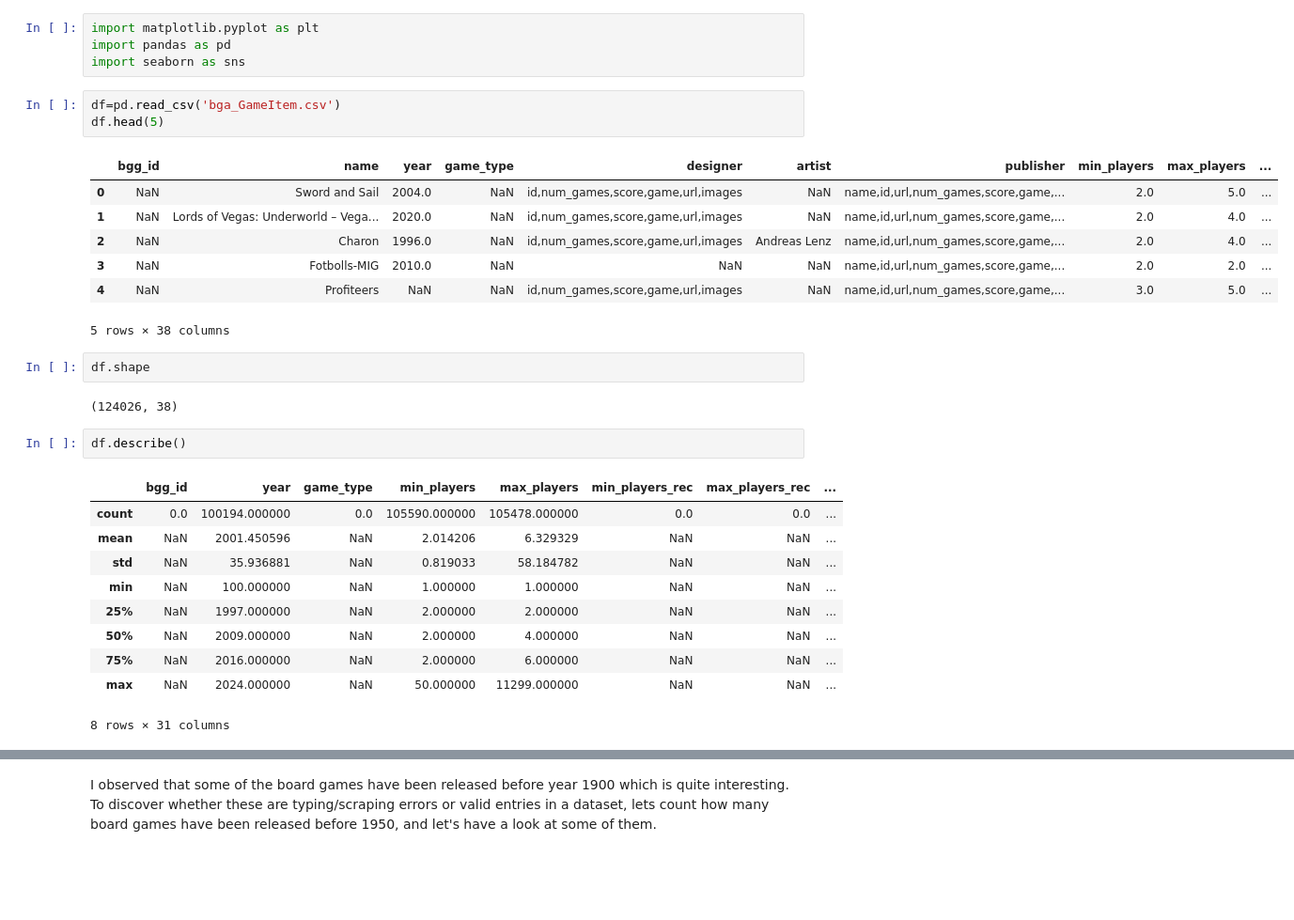
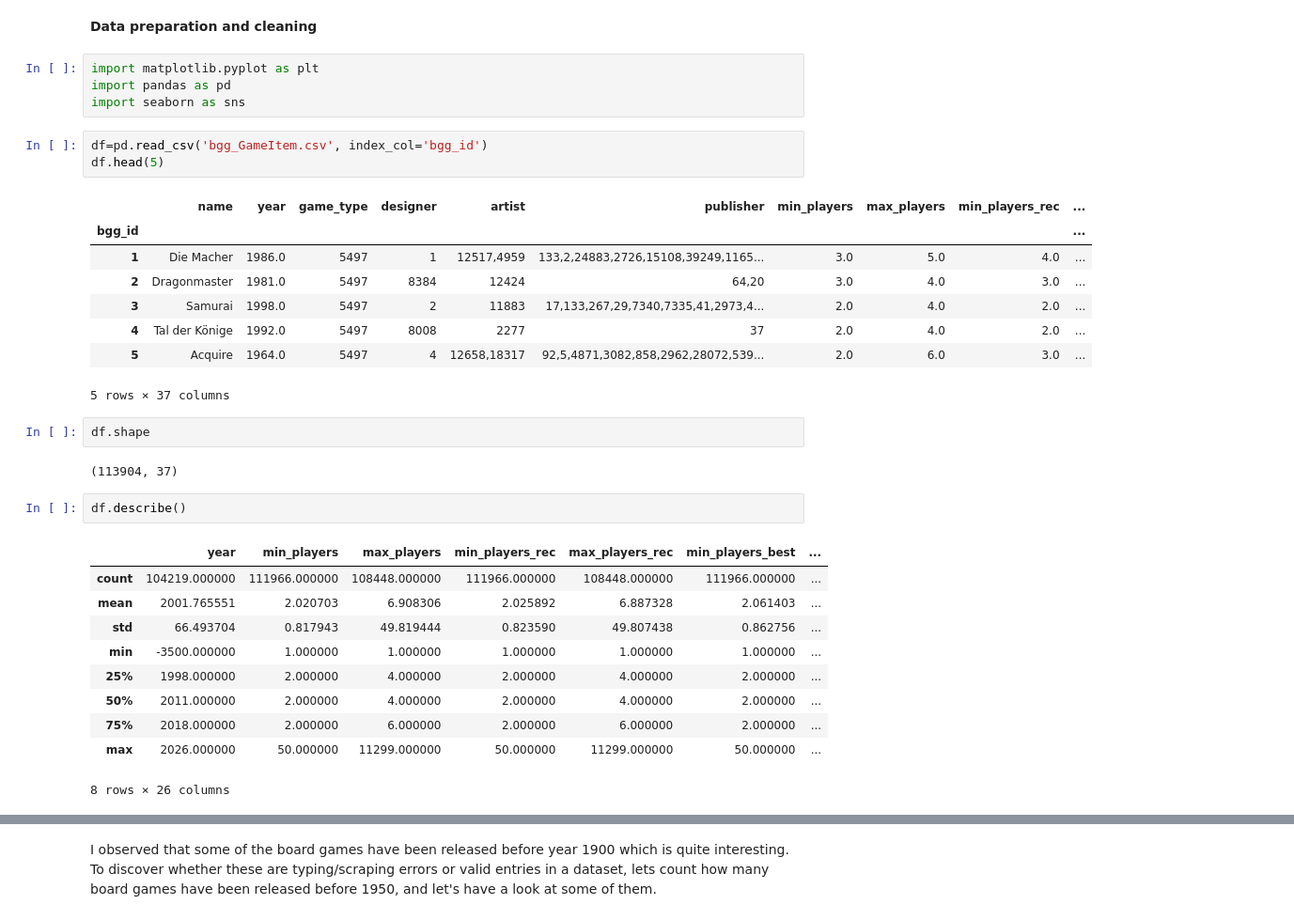
Before and after one commit to Katsiaryna-B/BoardGames, a Jupyter notebook: BG_analysis/BG.ipynb, the cells around one changed output, grey strips where cells are left out. Shown at 94% size. Cells and saved outputs as stored; diff of their text form; blank space fills up the shorter version.

```diff
--- a/BG_analysis/BG.ipynb
+++ b/BG_analysis/BG.ipynb
@@ -5,35 +12,38 @@ As a big fan of board games, and a junior data analyst, I decided to combine my
+# %% [markdown]
+**Data preparation and cleaning**
 # %%
 import matplotlib.pyplot as plt
 import pandas as pd
 import seaborn as sns
 # %%
-df=pd.read_csv('bga_GameItem.csv')
+df=pd.read_csv('bgg_GameItem.csv', index_col='bgg_id')
 df.head(5)
 # %% [output]
-|  | bgg_id | name | year | game_type | designer | artist | publisher | min_players | max_players | ... |
-| 0 | NaN | Sword and Sail | 2004.0 | NaN | id,num_games,score,game,url,images | NaN | name,id,url,num_games,score,game,... | 2.0 | 5.0 | ... |
-| 1 | NaN | Lords of Vegas: Underworld – Vega... | 2020.0 | NaN | id,num_games,score,game,url,images | NaN | name,id,url,num_games,score,game,... | 2.0 | 4.0 | ... |
-| 2 | NaN | Charon | 1996.0 | NaN | id,num_games,score,game,url,images | Andreas Lenz | name,id,url,num_games,score,game,... | 2.0 | 4.0 | ... |
-| 3 | NaN | Fotbolls-MIG | 2010.0 | NaN | NaN | NaN | name,id,url,num_games,score,game,... | 2.0 | 2.0 | ... |
-| 4 | NaN | Profiteers | NaN | NaN | id,num_games,score,game,url,images | NaN | name,id,url,num_games,score,game,... | 3.0 | 5.0 | ... |
+|  | name | year | game_type | designer | artist | publisher | min_players | max_players | min_players_rec | ... |
+| bgg_id |  |  |  |  |  |  |  |  |  | ... |
+| 1 | Die Macher | 1986.0 | 5497 | 1 | 12517,4959 | 133,2,24883,2726,15108,39249,1165... | 3.0 | 5.0 | 4.0 | ... |
+| 2 | Dragonmaster | 1981.0 | 5497 | 8384 | 12424 | 64,20 | 3.0 | 4.0 | 3.0 | ... |
+| 3 | Samurai | 1998.0 | 5497 | 2 | 11883 | 17,133,267,29,7340,7335,41,2973,4... | 2.0 | 4.0 | 2.0 | ... |
+| 4 | Tal der Könige | 1992.0 | 5497 | 8008 | 2277 | 37 | 2.0 | 4.0 | 2.0 | ... |
+| 5 | Acquire | 1964.0 | 5497 | 4 | 12658,18317 | 92,5,4871,3082,858,2962,28072,539... | 2.0 | 6.0 | 3.0 | ... |
-5 rows × 38 columns
+5 rows × 37 columns
 # %%
 df.shape
 # %% [output]
-(124026, 38)
+(113904, 37)
 # %%
 df.describe()
 # %% [output]
-|  | bgg_id | year | game_type | min_players | max_players | min_players_rec | max_players_rec | ... |
-| count | 0.0 | 100194.000000 | 0.0 | 105590.000000 | 105478.000000 | 0.0 | 0.0 | ... |
-| mean | NaN | 2001.450596 | NaN | 2.014206 | 6.329329 | NaN | NaN | ... |
-| std | NaN | 35.936881 | NaN | 0.819033 | 58.184782 | NaN | NaN | ... |
-| min | NaN | 100.000000 | NaN | 1.000000 | 1.000000 | NaN | NaN | ... |
-| 25% | NaN | 1997.000000 | NaN | 2.000000 | 2.000000 | NaN | NaN | ... |
-| 50% | NaN | 2009.000000 | NaN | 2.000000 | 4.000000 | NaN | NaN | ... |
-| 75% | NaN | 2016.000000 | NaN | 2.000000 | 6.000000 | NaN | NaN | ... |
-| max | NaN | 2024.000000 | NaN | 50.000000 | 11299.000000 | NaN | NaN | ... |
+|  | year | min_players | max_players | min_players_rec | max_players_rec | min_players_best | ... |
+| count | 104219.000000 | 111966.000000 | 108448.000000 | 111966.000000 | 108448.000000 | 111966.000000 | ... |
+| mean | 2001.765551 | 2.020703 | 6.908306 | 2.025892 | 6.887328 | 2.061403 | ... |
+| std | 66.493704 | 0.817943 | 49.819444 | 0.823590 | 49.807438 | 0.862756 | ... |
+| min | -3500.000000 | 1.000000 | 1.000000 | 1.000000 | 1.000000 | 1.000000 | ... |
+| 25% | 1998.000000 | 2.000000 | 4.000000 | 2.000000 | 4.000000 | 2.000000 | ... |
+| 50% | 2011.000000 | 2.000000 | 4.000000 | 2.000000 | 4.000000 | 2.000000 | ... |
+| 75% | 2018.000000 | 2.000000 | 6.000000 | 2.000000 | 6.000000 | 2.000000 | ... |
+| max | 2026.000000 | 50.000000 | 11299.000000 | 50.000000 | 11299.000000 | 50.000000 | ... |
-8 rows × 31 columns
+8 rows × 26 columns
 # %%
 df.isna().sum()
 # %% [output]
```
Also changed, not shown: parts of 37 cells of this notebook.
